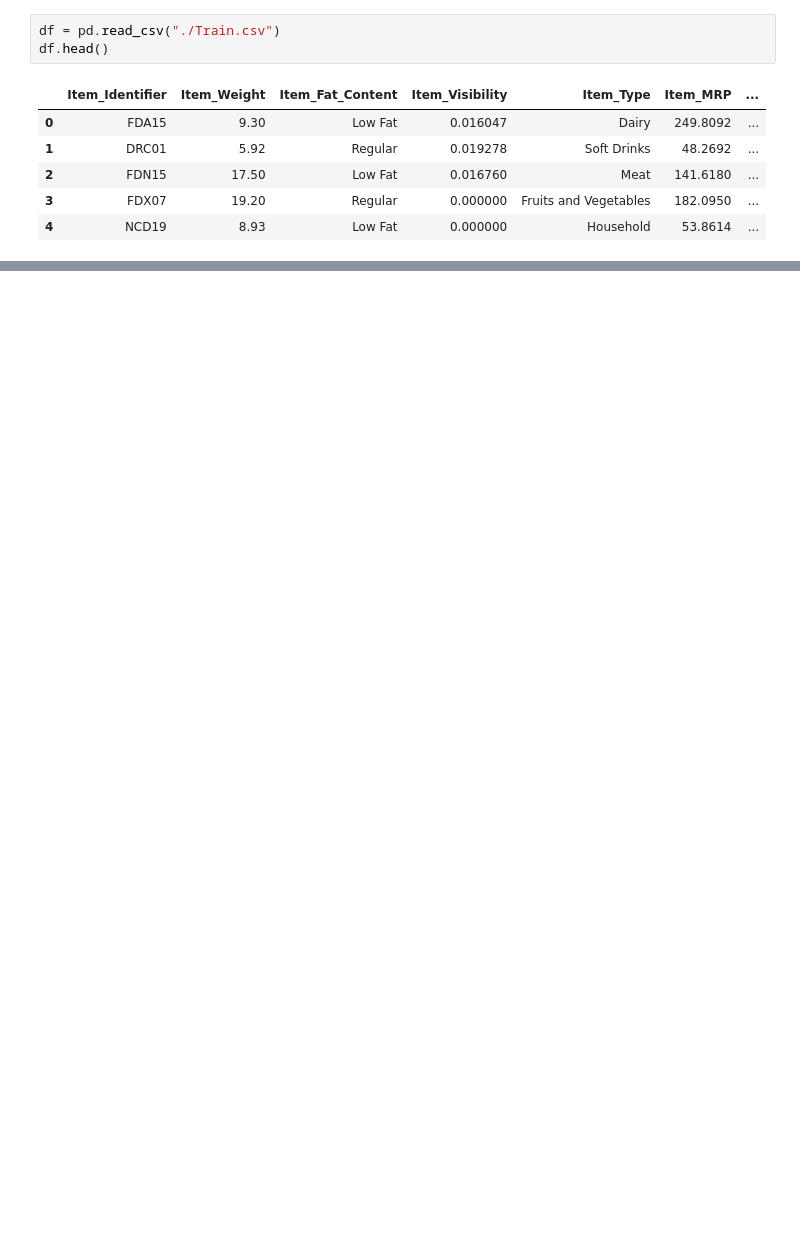
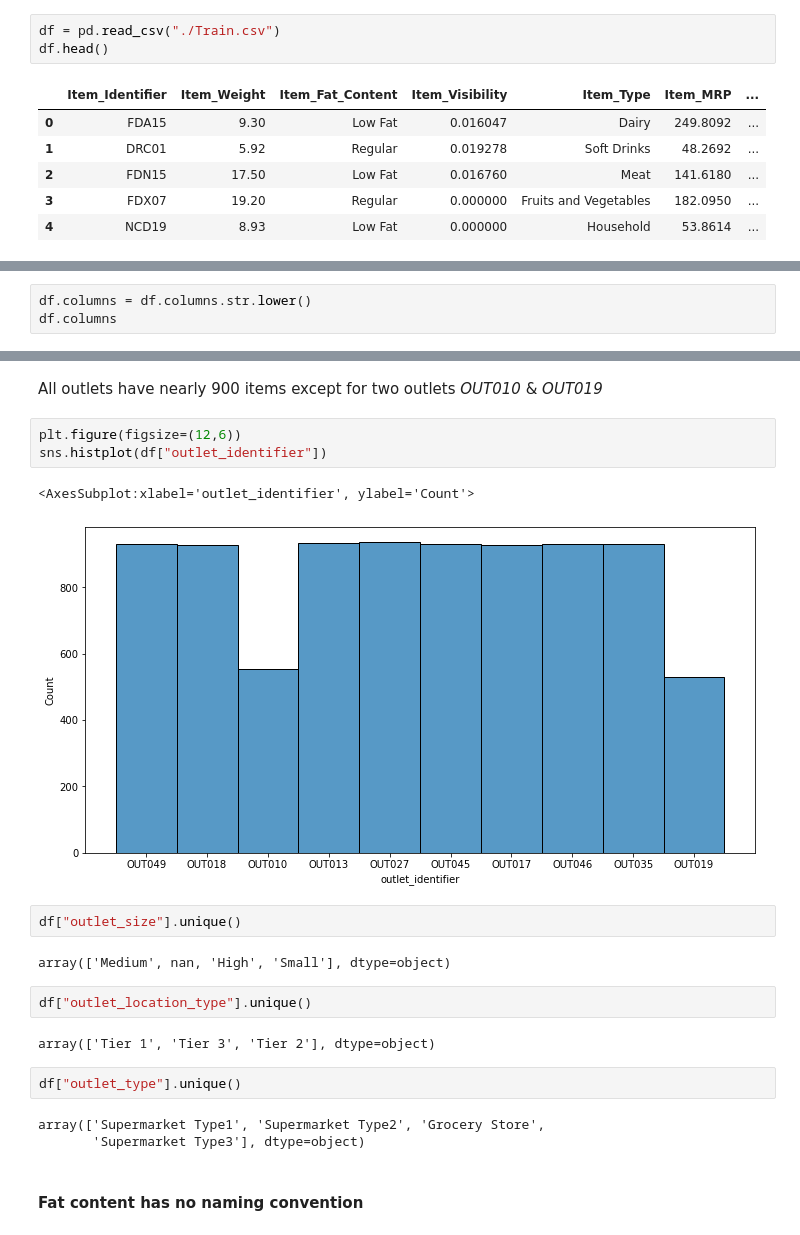
Before and after one commit to Technocolabs100/BigMart-Data-Analysis-and-Prediction, a Jupyter notebook: BigMart_predictive_model.ipynb, the cells around one changed output, grey strips where cells are left out. Cells and saved outputs as stored; diff of their text form; blank space fills up the shorter version.

Commit message:
Investigate data structure and its contents

```diff
--- a/BigMart_predictive_model.ipynb
+++ b/BigMart_predictive_model.ipynb
@@ -46,0 +75,3 @@ df.head()
+# %%
+df.columns = df.columns.str.lower()
+df.columns
@@ -46,0 +127,23 @@ df.head()
+# %% [markdown]
+All outlets have nearly 900 items except for two outlets *OUT010* & *OUT019*
+# %%
+plt.figure(figsize=(12,6))
+sns.histplot(df["outlet_identifier"])
+# %% [output]
+<AxesSubplot:xlabel='outlet_identifier', ylabel='Count'>
+[figure, added]
+# %%
+df["outlet_size"].unique()
+# %% [output]
+array(['Medium', nan, 'High', 'Small'], dtype=object)
+# %%
+df["outlet_location_type"].unique()
+# %% [output]
+array(['Tier 1', 'Tier 3', 'Tier 2'], dtype=object)
+# %%
+df["outlet_type"].unique()
+# %% [output]
+array(['Supermarket Type1', 'Supermarket Type2', 'Grocery Store',
+       'Supermarket Type3'], dtype=object)
+# %% [markdown]
+#### Fat content has no naming convention
```
Also changed, not shown: parts of 34 cells of this notebook.
